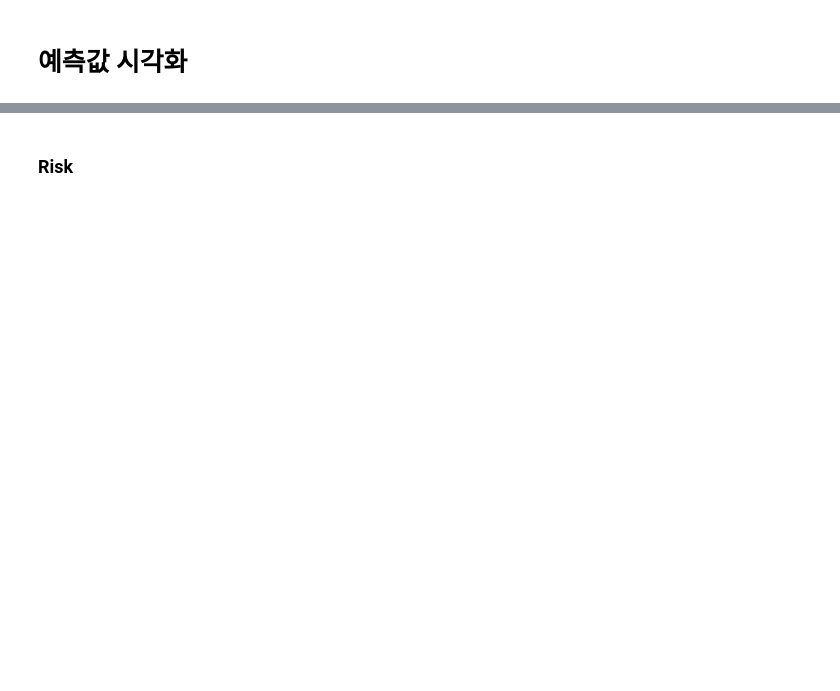
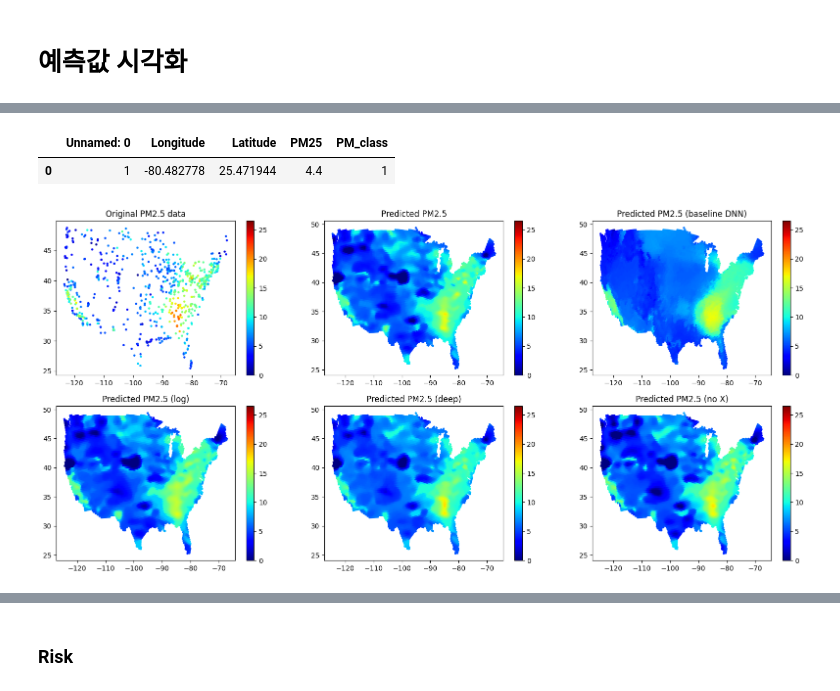
Before and after one commit to rnjsgjswjd/DeepKriging, a Jupyter notebook: Application_Study.ipynb, the cells around one changed output, grey strips where cells are left out. Drawn from its saved outputs; the diff is of its cells as text; code cells hidden in the pictures; blank space fills up the shorter version.

```diff
--- a/Application_Study.ipynb
+++ b/Application_Study.ipynb
@@ -915,0 +1130,4 @@ array([9.73801251e-01, 9.12220905e-01, 2.76129097e-01, 2.78605652e+02,
+# %%
+history_p_log = deep_model(model_log, inputs, log_targets[:,0:1], inputs, log_targets[:,0:1],'continuous')
+
+PM25_pred_log = model_log.predict(X_RBF_pred, batch_size=BATCH_SIZE)
@@ -915,0 +1138,4 @@ array([9.73801251e-01, 9.12220905e-01, 2.76129097e-01, 2.78605652e+02,
+# %%
+history_p_deep = deep_model(model_deep, inputs, targets[:,0:1], inputs, targets[:,0:1],'continuous')
+
+PM25_pred_deep = model_deep.predict(X_RBF_pred, batch_size=BATCH_SIZE)
@@ -915,0 +1146,4 @@ array([9.73801251e-01, 9.12220905e-01, 2.76129097e-01, 2.78605652e+02,
+# %%
+history_p_base = deep_model(model_base, inputs_base, targets[:,0:1], inputs_base, targets[:,0:1],'continuous')
+
+PM25_pred_base = model_base.predict(inputs_base_pred, batch_size=BATCH_SIZE)
@@ -915,0 +1154,4 @@ array([9.73801251e-01, 9.12220905e-01, 2.76129097e-01, 2.78605652e+02,
+# %%
+history_p_nx = deep_model(model_nx, phi_obs, targets[:,0:1], phi_obs, targets[:,0:1],'continuous')
+
+PM25_pred_nx = model_nx.predict(phi_reduce, batch_size=BATCH_SIZE)
@@ -931,0 +1229,59 @@ plt.show()
+# %%
+df2.head(1)
+# %% [output]
+|  | Unnamed: 0 | Longitude | Latitude | PM25 | PM_class |
+| 0 | 1 | -80.482778 | 25.471944 | 4.4 | 1 |
+# %%
+# 관측값과 예측값의 최소값과 최대값을 계산
+vmin = 0
+vmax = max(df2['PM25'].max(), PM25_pred.max(), PM25_pred_log_back.max(), PM25_pred_deep.max(), PM25_pred_base.max(), PM25_pred_nx.max())
+cmap = 'jet'
+s=5
+
+fig, axs = plt.subplots(2, 3, figsize=(20,9))
+
+# 원자료 시각화
+sc1 = axs[0, 0].scatter(df2.values[:,1], df2.values[:,2], c=df2.values[:,3], s=s, cmap=cmap, vmin=vmin, vmax=vmax )
+axs[0, 0].set_title('Original PM2.5 data')
+axs[0, 0].set_xlabel('')
+axs[0, 0].set_ylabel('')
+fig.colorbar(sc1, ax=axs[0, 0])
+
+# PM2.5 예측값 시각화
+sc2 = axs[0, 1].scatter(PM25_pred_combine[:,0], PM25_pred_combine[:,1], c=PM25_pred_combine[:,8], s=s, cmap=cmap, vmin=vmin, vmax=vmax)
+axs[0, 1].set_title('Predicted PM2.5')
+axs[0, 1].set_xlabel('')
+axs[0, 1].set_ylabel('')
+fig.colorbar(sc2, ax=axs[0, 1])
+
+# 로그변환 시각화
+sc3 = axs[1, 0].scatter(PM25_pred_log_combine[:,0], PM25_pred_log_combine[:,1], c=PM25_pred_log_combine[:,8], s=s, cmap=cmap, vmin=vmin, vmax=vmax)
+axs[1, 0].set_title('Predicted PM2.5 (log)')
+axs[1, 0].set_xlabel('')
+axs[1, 0].set_ylabel('')
+fig.colorbar(sc3, ax=axs[1, 0])
+
+# 더 깊은 모형 시각화
+sc4 = axs[1, 1].scatter(PM25_pred_deep_combine[:,0], PM25_pred_deep_combine[:,1], c=PM25_pred_deep_combine[:,8], s=s, cmap=cmap, vmin=vmin, vmax=vmax)
+axs[1, 1].set_title('Predicted PM2.5 (deep)')
+axs[1, 1].set_xlabel('')
+axs[1, 1].set_ylabel('')
+fig.colorbar(sc4, ax=axs[1, 1])
+
+# Baseline DNN 시각화
+sc5 = axs[0, 2].scatter(PM25_pred_base_combine[:,0], PM25_pred_base_combine[:,1], c=PM25_pred_base_combine[:,8], s=s, cmap=cmap, vmin=vmin, vmax=vmax)
+axs[0, 2].set_title('Predicted PM2.5 (baseline DNN)')
+axs[0, 2].set_xlabel('')
+axs[0, 2].set_ylabel('')
+fig.colorbar(sc5, ax=axs[0, 2])
+
+# Baseline DNN No X 시각화
+sc6 = axs[1, 2].scatter(PM25_pred_nx_combine[:,0], PM25_pred_nx_combine[:,1], c=PM25_pred_nx_combine[:,2], s=s, cmap=cmap, vmin=vmin, vmax=vmax)
+axs[1, 2].set_title('Predicted PM2.5 (no X)')
+axs[1, 2].set_xlabel('')
+axs[1, 2].set_ylabel('')
+fig.colorbar(sc6, ax=axs[1, 2])
+
+plt.show()
+# %% [output]
+[figure, added]
```
Also changed, not shown: parts of 71 cells of this notebook, 3 other files.
